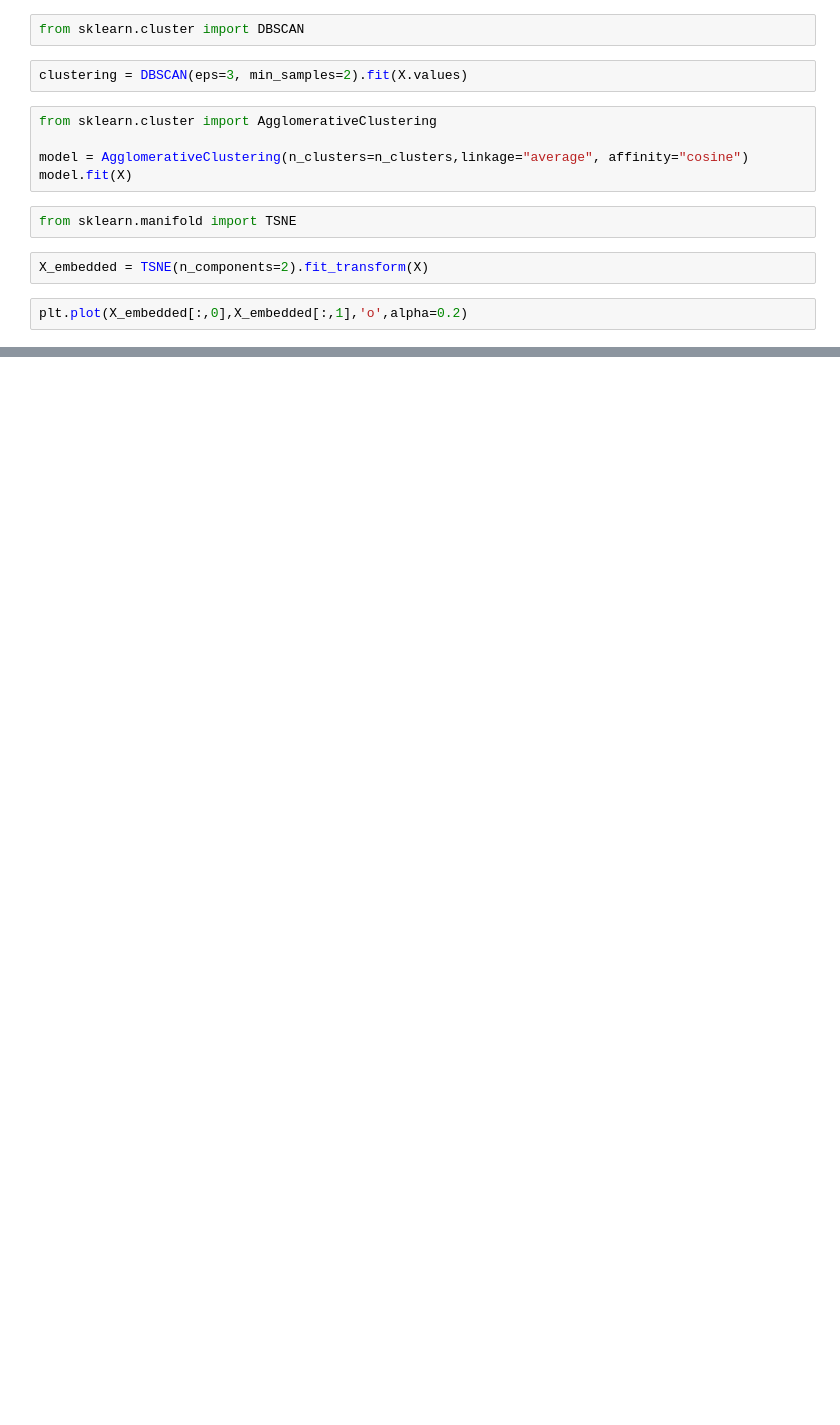
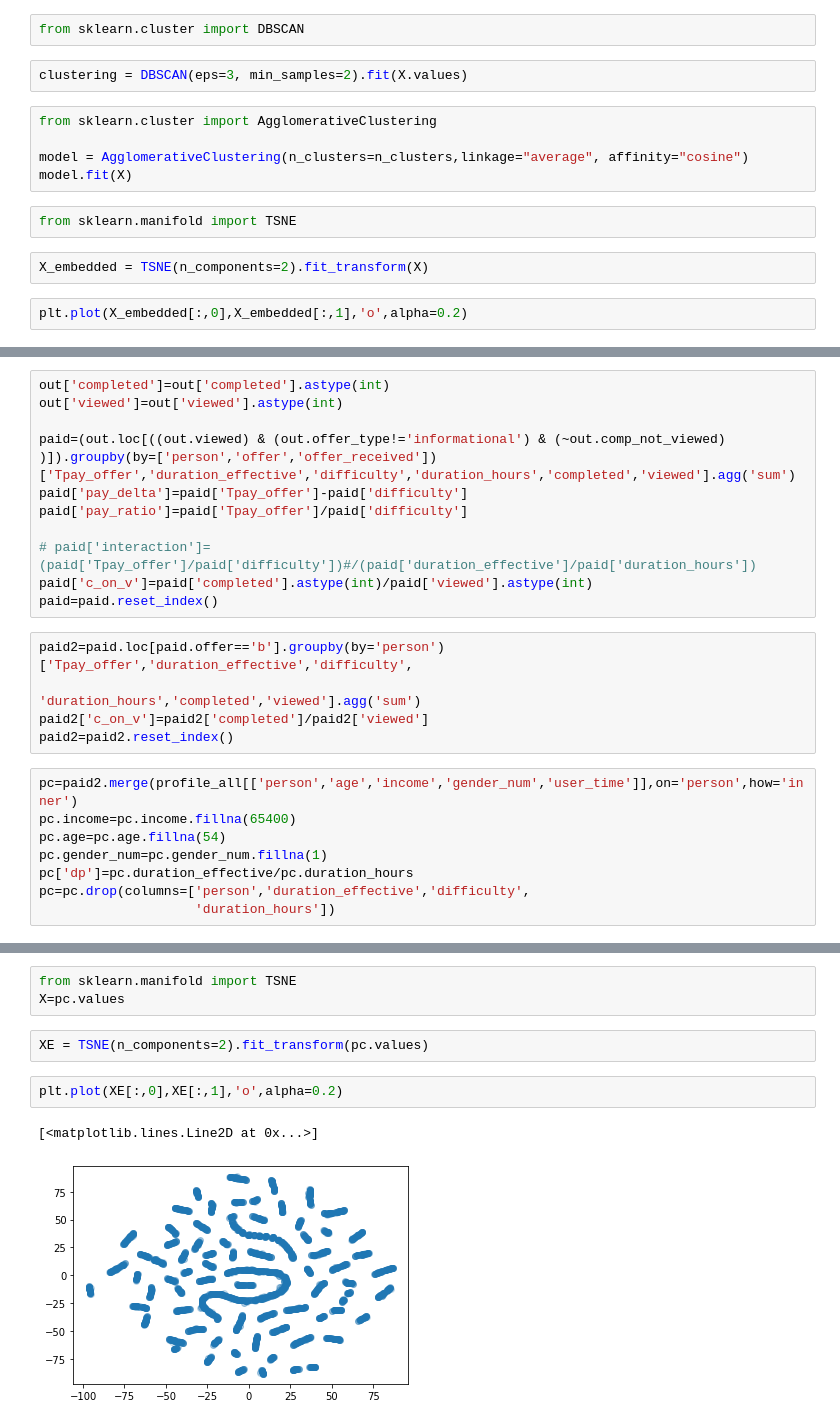
Before and after one commit to marco-bellini/Starbucks_capstone, a Jupyter notebook: 06_lightfm.ipynb, the cells around one changed output, grey strips where cells are left out. Cells and saved outputs as stored; diff of their text form; blank space fills up the shorter version.

```diff
--- a/06_lightfm.ipynb
+++ b/06_lightfm.ipynb
@@ -871,0 +885,24 @@ plt.plot(X_embedded[:,0],X_embedded[:,1],'o',alpha=0.2)
+# %%
+out['completed']=out['completed'].astype(int)
+out['viewed']=out['viewed'].astype(int)
+
+paid=(out.loc[((out.viewed) & (out.offer_type!='informational') & (~out.comp_not_viewed) )]).groupby(by=['person','offer','offer_received'])['Tpay_offer','duration_effective','difficulty','duration_hours','completed','viewed'].agg('sum')
+paid['pay_delta']=paid['Tpay_offer']-paid['difficulty']
+paid['pay_ratio']=paid['Tpay_offer']/paid['difficulty']
+
+# paid['interaction']=(paid['Tpay_offer']/paid['difficulty'])#/(paid['duration_effective']/paid['duration_hours'])
+paid['c_on_v']=paid['completed'].astype(int)/paid['viewed'].astype(int)
+paid=paid.reset_index()
+# %%
+paid2=paid.loc[paid.offer=='b'].groupby(by='person')['Tpay_offer','duration_effective','difficulty',
+                                                     'duration_hours','completed','viewed'].agg('sum')
+paid2['c_on_v']=paid2['completed']/paid2['viewed']
+paid2=paid2.reset_index()
+# %%
+pc=paid2.merge(profile_all[['person','age','income','gender_num','user_time']],on='person',how='inner')
+pc.income=pc.income.fillna(65400)
+pc.age=pc.age.fillna(54)
+pc.gender_num=pc.gender_num.fillna(1)
+pc['dp']=pc.duration_effective/pc.duration_hours
+pc=pc.drop(columns=['person','duration_effective','difficulty',
+                    'duration_hours'])
@@ -871,0 +918,10 @@ plt.plot(X_embedded[:,0],X_embedded[:,1],'o',alpha=0.2)
+# %%
+from sklearn.manifold import TSNE
+X=pc.values
+# %%
+XE = TSNE(n_components=2).fit_transform(pc.values)
+# %%
+plt.plot(XE[:,0],XE[:,1],'o',alpha=0.2)
+# %% [output]
+[<matplotlib.lines.Line2D at 0x...>]
+[figure, added]
```
Also changed, not shown: parts of 10 cells of this notebook.
